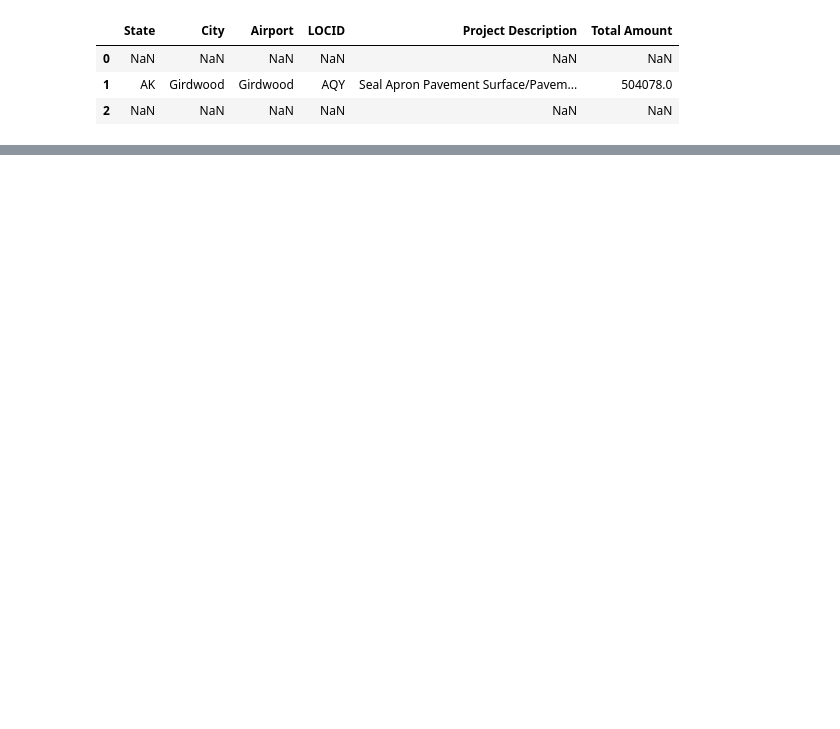
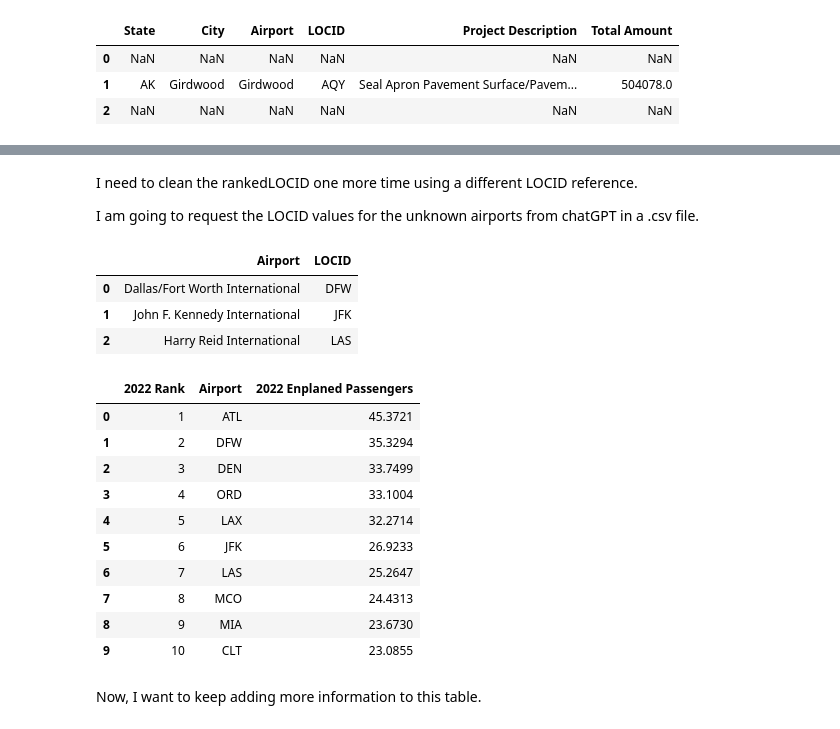
Before and after one commit to lucystorts/386Project, a Jupyter notebook: DataCleaning.ipynb, the cells around one changed output, grey strips where cells are left out. Drawn from its saved outputs; the diff is of its cells as text; code cells hidden in the pictures; blank space fills up the shorter version.

```diff
--- a/DataCleaning.ipynb
+++ b/DataCleaning.ipynb
@@ -159,0 +200,68 @@ airportGrants.head(3)
+# %%
+# clean for bottom headers
+rankings = rankings.head(200)
+
+# Use this to find LOCID for ranked airports
+cleanLOCID[(cleanLOCID['Airport'] == 'Hartsfield-Jackson Atlanta International')]['LOCID']
+
+rankedAirports = rankings['Airport']
+rankedAirportNames = rankedAirports.str.extract(r':\s*(.*)$')
+
+rankedLOCID = []
+count = 0
+
+for i in range(len(rankedAirportNames)):
+    try:
+        rankedLOCID += [cleanLOCID.loc[cleanLOCID['Airport'] == rankedAirportNames[0][i] , 'LOCID'].iloc[0]]
+    except IndexError:
+        rankedLOCID += [rankedAirportNames[0][i]]
+        count += 1 # This lets me know how many didn't match up from my cleanLOCID DF
+
+rank = rankings['2022 Rank']
+numPassengers = rankings['2022 Enplaned Passengers']
+# %% [markdown]
+I  need to clean the rankedLOCID one more time using a different LOCID reference.
+
+I am going to request the LOCID values for the unknown airports from chatGPT in a .csv file.
+# %%
+# Use for chatGPT request
+for i in range(len(rankedLOCID)):
+    if len(rankedLOCID[i]) > 3:
+        #print(rankedLOCID[i])
+        next
+
+extraLOCID = pd.read_csv(partialpath+'extraLOCID.txt')
+extraLOCID.head(3)
+# %% [output]
+|  | Airport | LOCID |
+| 0 | Dallas/Fort Worth International | DFW |
+| 1 | John F. Kennedy International | JFK |
+| 2 | Harry Reid International | LAS |
+# %%
+cleanedRankedLOCID = []
+
+for i in range(len(rankedLOCID)):
+    if len(rankedLOCID[i]) > 3:
+        cleanedRankedLOCID += [extraLOCID.loc[extraLOCID['Airport'] == rankedLOCID[i] , 'LOCID'].iloc[0]]
+    else:
+        cleanedRankedLOCID += [rankedLOCID[i]]
+# %%
+# Combine together for initial dataframe:
+
+cleanRank = pd.concat([rank,pd.DataFrame(cleanedRankedLOCID),numPassengers],axis=1)
+cleanRank.rename(columns={0: 'Airport'}, inplace=True)
+cleanRank.head(10)
+# %% [output]
+|  | 2022 Rank | Airport | 2022 Enplaned Passengers |
+| 0 | 1 | ATL | 45.3721 |
+| 1 | 2 | DFW | 35.3294 |
+| 2 | 3 | DEN | 33.7499 |
+| 3 | 4 | ORD | 33.1004 |
+| 4 | 5 | LAX | 32.2714 |
+| 5 | 6 | JFK | 26.9233 |
+| 6 | 7 | LAS | 25.2647 |
+| 7 | 8 | MCO | 24.4313 |
+| 8 | 9 | MIA | 23.6730 |
+| 9 | 10 | CLT | 23.0855 |
+# %% [markdown]
+Now, I want to keep adding more information to this table.
```
Also changed, not shown: parts of 6 cells of this notebook, 2 other files.
